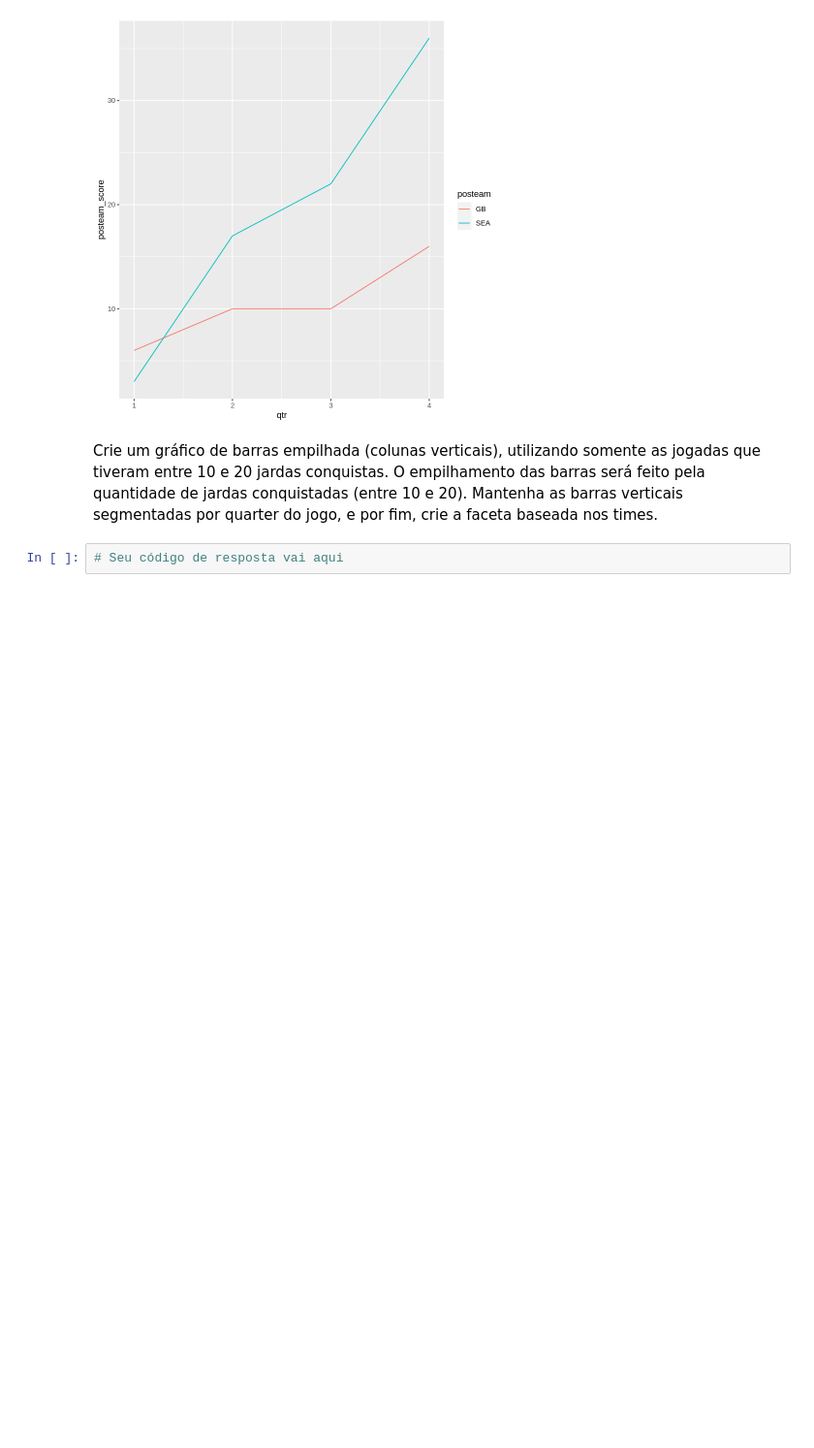
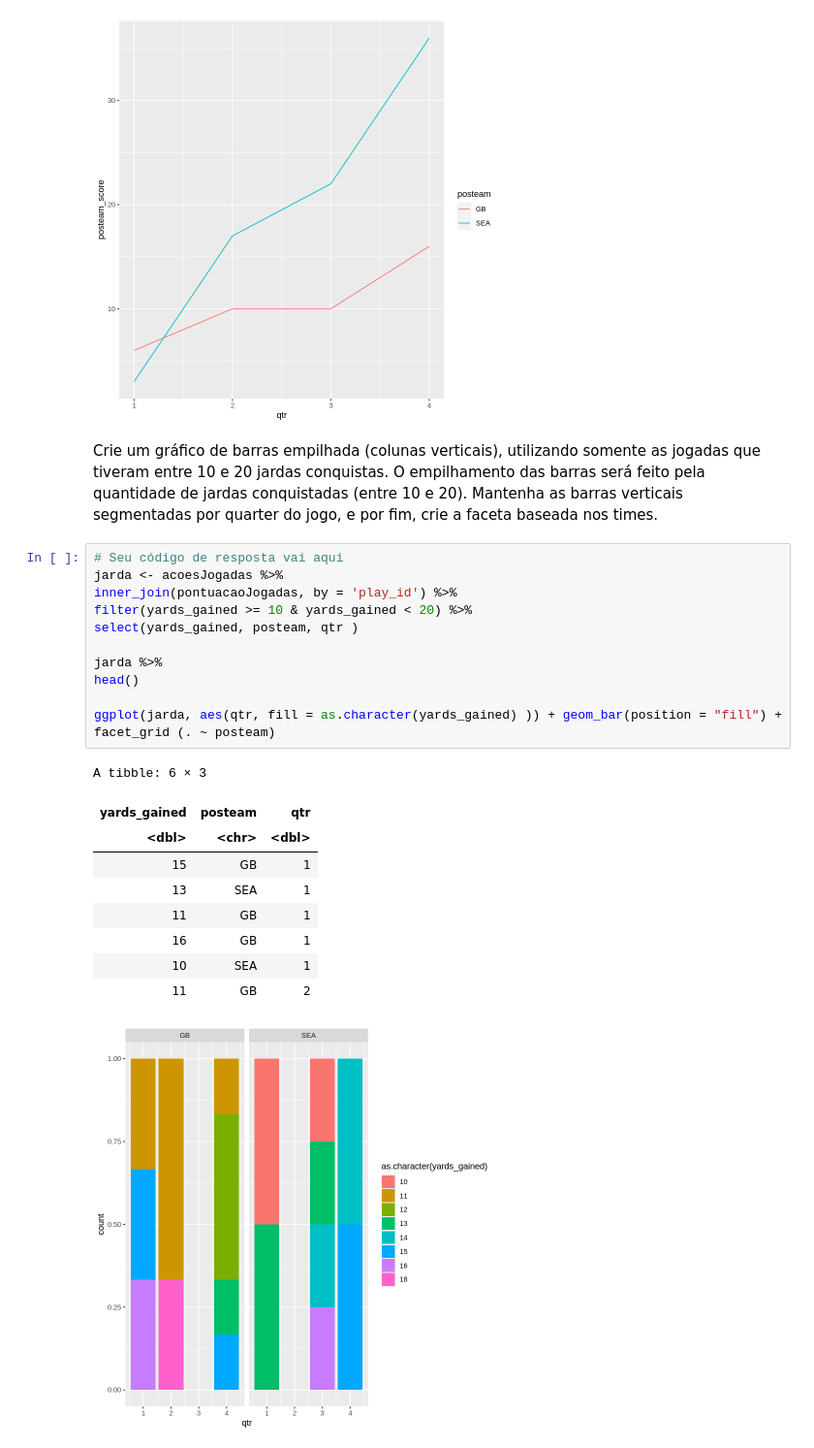
Before and after one commit to smilesrgouveia/Aula, a Jupyter notebook: Trilha7_ExercicioAprofundamento_RG.ipynb, the cells around one changed output. Shown at 97% size. Cells and saved outputs as stored; diff of their text form; blank space fills up the shorter version.

```diff
--- a/Trilha7_ExercicioAprofundamento_RG.ipynb
+++ b/Trilha7_ExercicioAprofundamento_RG.ipynb
@@ -367,5 +367,25 @@ A grouped_df: 6 × 3
 # %% [markdown]
 Crie um gráfico de barras empilhada (colunas verticais), utilizando somente as jogadas que tiveram entre 10 e 20 jardas conquistas.
 O empilhamento das barras será feito pela quantidade de jardas conquistadas (entre 10 e 20). Mantenha as barras verticais segmentadas por quarter do jogo, e por fim, crie a faceta baseada nos times.
-# %%
-# Seu código de resposta vai aqui
+# %%
+# Seu código de resposta vai aqui
+jarda <- acoesJogadas %>%
+inner_join(pontuacaoJogadas, by = 'play_id') %>%
+filter(yards_gained >= 10 & yards_gained < 20) %>%
+select(yards_gained, posteam, qtr )
+
+jarda %>%
+head()
+
+ggplot(jarda, aes(qtr, fill = as.character(yards_gained) )) + geom_bar(position = "fill") + facet_grid (. ~ posteam)
+# %% [output]
+A tibble: 6 × 3
+| yards_gained | posteam | qtr |
+| <dbl> | <chr> | <dbl> |
+| 15 | GB | 1 |
+| 13 | SEA | 1 |
+| 11 | GB | 1 |
+| 16 | GB | 1 |
+| 10 | SEA | 1 |
+| 11 | GB | 2 |
+[figure, added]
```
